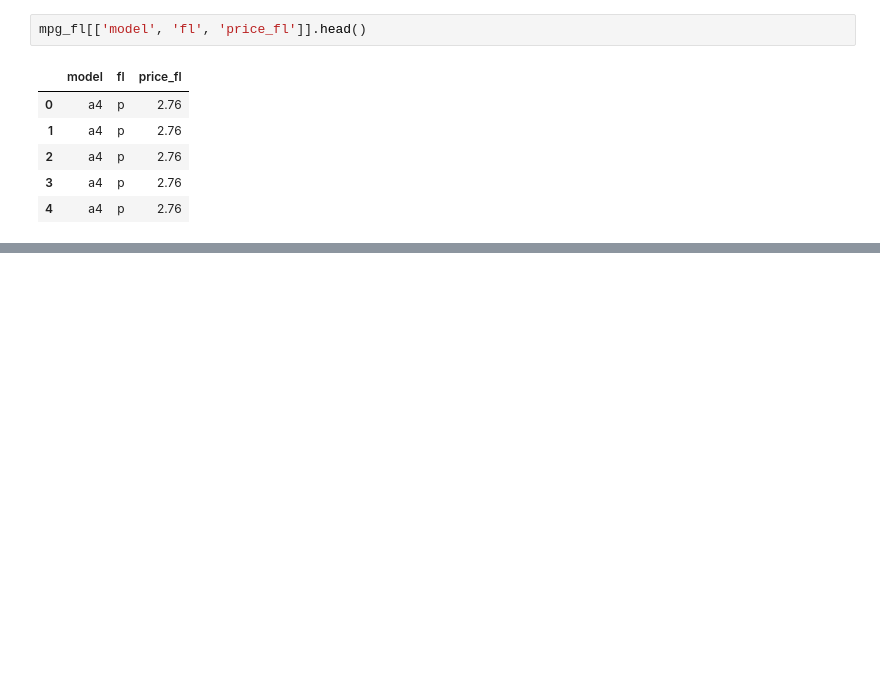
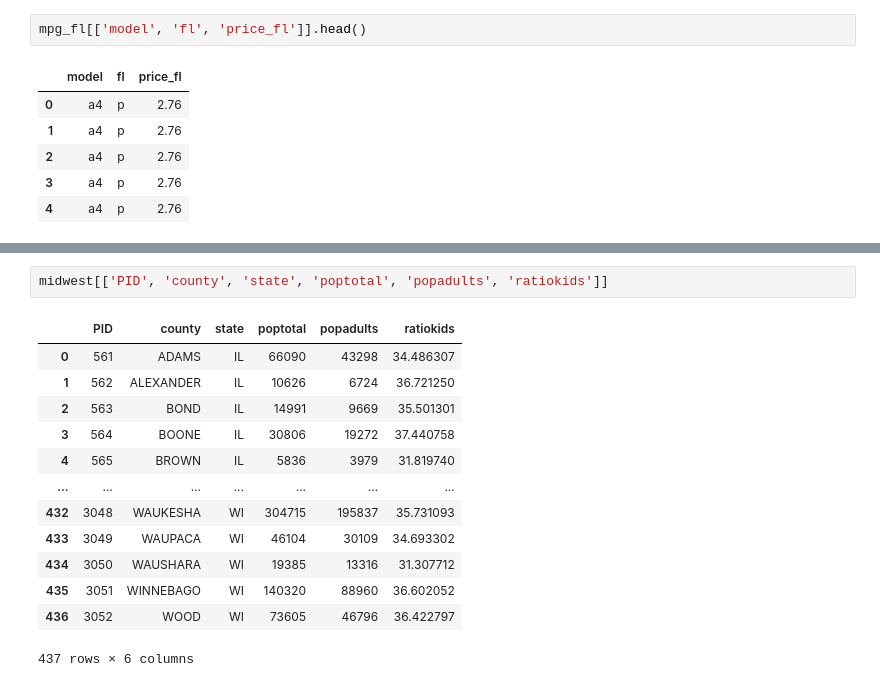
Before and after one commit to jamesbluenote/doit_pythondata, a Jupyter notebook: Doit_python_ch-06.ipynb, the cells around one changed output, grey strips where cells are left out. Saved outputs shown, nothing was run; the diff lists cells and outputs as text; blank space fills up the shorter version.

```diff
--- a/Doit_python_ch-06.ipynb
+++ b/Doit_python_ch-06.ipynb
@@ -1101,0 +1202,16 @@ mpg_fl[['model', 'fl', 'price_fl']].head()
+# %%
+midwest[['PID', 'county', 'state', 'poptotal', 'popadults', 'ratiokids']]
+# %% [output]
+|  | PID | county | state | poptotal | popadults | ratiokids |
+| 0 | 561 | ADAMS | IL | 66090 | 43298 | 34.486307 |
+| 1 | 562 | ALEXANDER | IL | 10626 | 6724 | 36.721250 |
+| 2 | 563 | BOND | IL | 14991 | 9669 | 35.501301 |
+| 3 | 564 | BOONE | IL | 30806 | 19272 | 37.440758 |
+| 4 | 565 | BROWN | IL | 5836 | 3979 | 31.819740 |
+| ... | ... | ... | ... | ... | ... | ... |
+| 432 | 3048 | WAUKESHA | WI | 304715 | 195837 | 35.731093 |
+| 433 | 3049 | WAUPACA | WI | 46104 | 30109 | 34.693302 |
+| 434 | 3050 | WAUSHARA | WI | 19385 | 13316 | 31.307712 |
+| 435 | 3051 | WINNEBAGO | WI | 140320 | 88960 | 36.602052 |
+| 436 | 3052 | WOOD | WI | 73605 | 46796 | 36.422797 |
+437 rows × 6 columns
```
Also changed, not shown: parts of 28 cells of this notebook.
